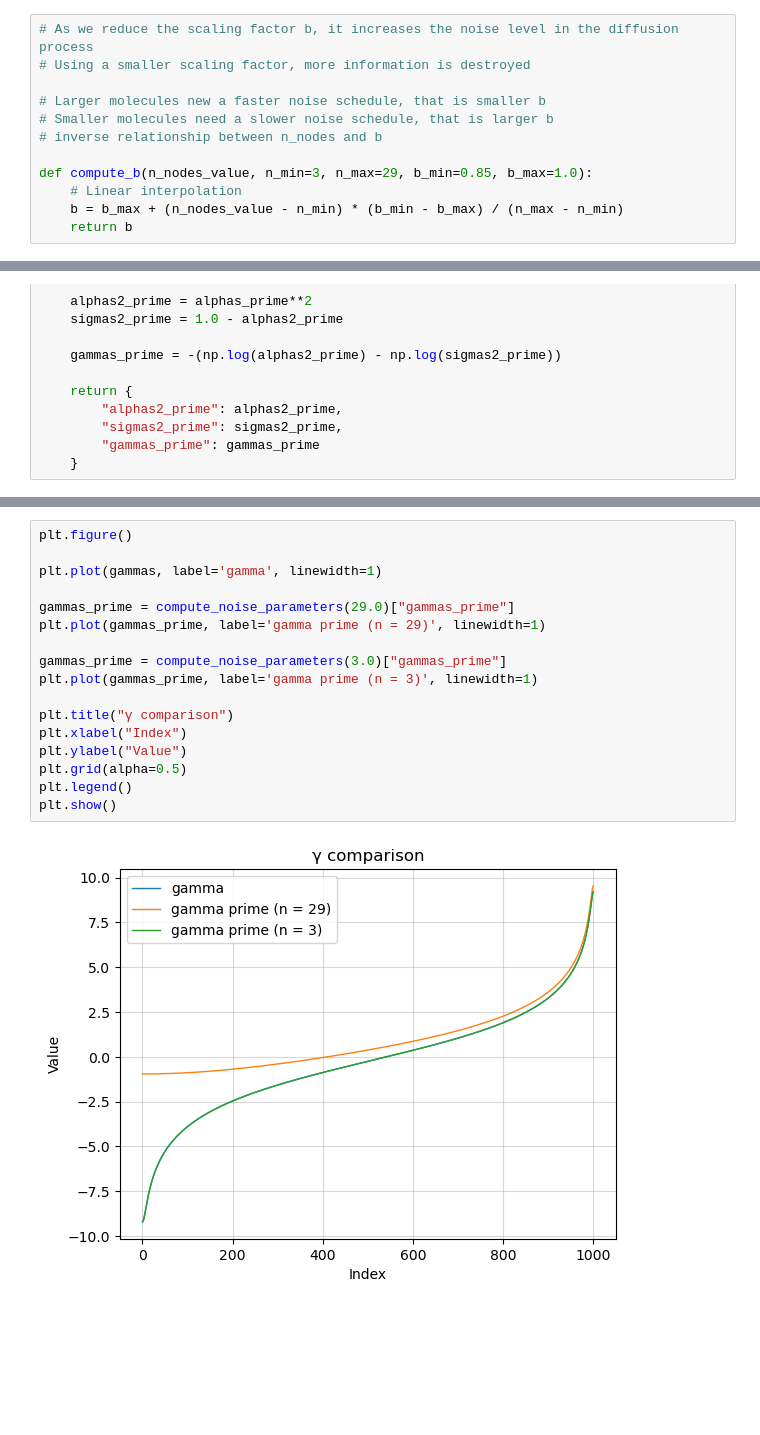
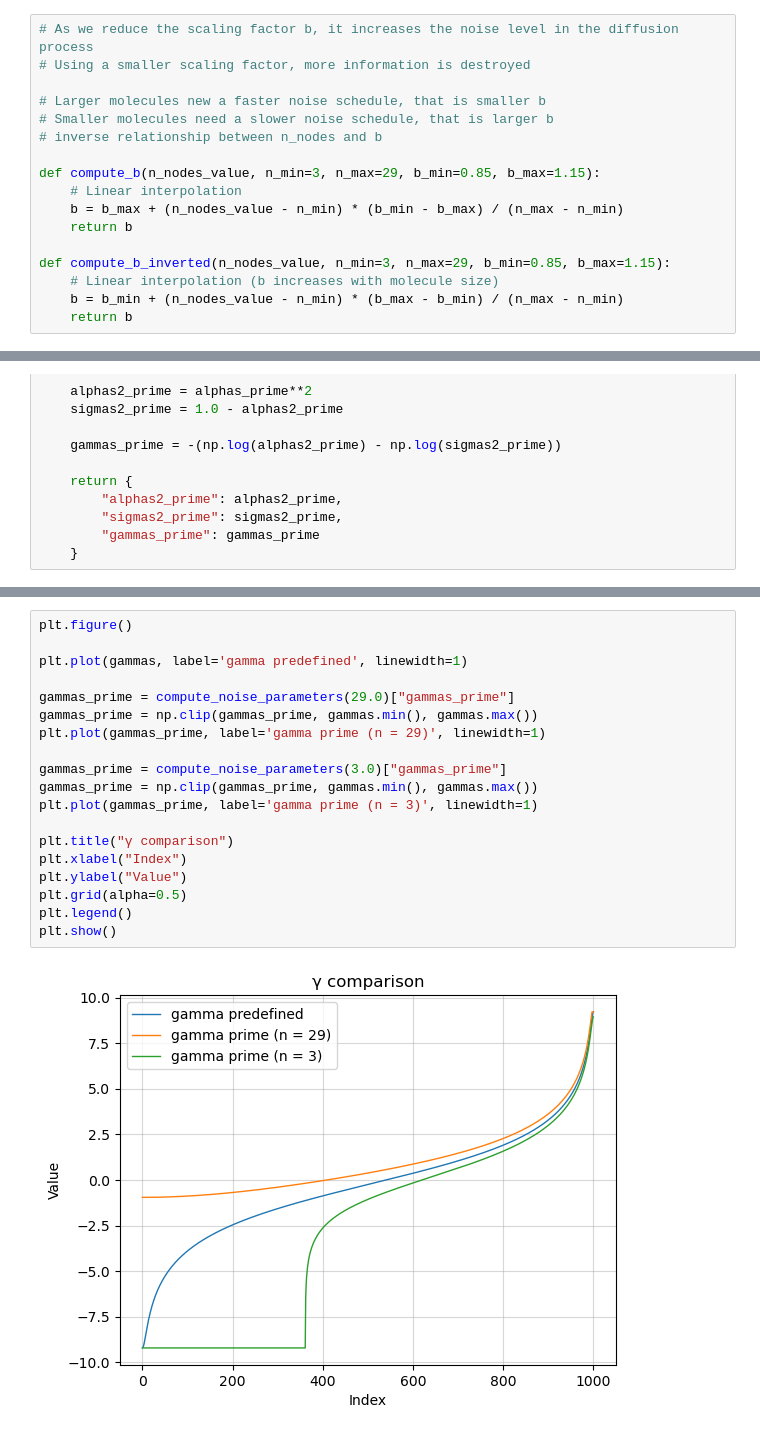
Before and after one commit to thelikhit/e3_diffusion_for_molecules, a Jupyter notebook: calculate_gamma_prime.ipynb, the cells around one changed output, grey strips where cells are left out. Saved outputs shown, nothing was run; the diff lists cells and outputs as text; blank space fills up the shorter version.

Commit message:
new scaled logic where alpha_t is scaled and NOT gamma_t. Also inverse scaling according to Chen

```diff
--- a/calculate_gamma_prime.ipynb
+++ b/calculate_gamma_prime.ipynb
@@ -30,7 +30,12 @@ def polynomial_schedule(timesteps: int, s=1e-4, power=3.):
 # Smaller molecules need a slower noise schedule, that is larger b
 # inverse relationship between n_nodes and b
 
-def compute_b(n_nodes_value, n_min=3, n_max=29, b_min=0.85, b_max=1.0):
+def compute_b(n_nodes_value, n_min=3, n_max=29, b_min=0.85, b_max=1.15):
     # Linear interpolation
     b = b_max + (n_nodes_value - n_min) * (b_min - b_max) / (n_max - n_min)
     return b
+
+def compute_b_inverted(n_nodes_value, n_min=3, n_max=29, b_min=0.85, b_max=1.15):
+    # Linear interpolation (b increases with molecule size)
+    b = b_min + (n_nodes_value - n_min) * (b_max - b_min) / (n_max - n_min)
+    return b
@@ -92,19 +113,21 @@ plt.show()
 # %%
 plt.figure()
 
-plt.plot(gammas, label='gamma', linewidth=1)
+plt.plot(gammas, label='gamma predefined', linewidth=1)
 
 gammas_prime = compute_noise_parameters(29.0)["gammas_prime"]
+gammas_prime = np.clip(gammas_prime, gammas.min(), gammas.max())
 plt.plot(gammas_prime, label='gamma prime (n = 29)', linewidth=1)
 
 gammas_prime = compute_noise_parameters(3.0)["gammas_prime"]
+gammas_prime = np.clip(gammas_prime, gammas.min(), gammas.max())
 plt.plot(gammas_prime, label='gamma prime (n = 3)', linewidth=1)
 
 plt.title("γ comparison")
 plt.xlabel("Index")
 plt.ylabel("Value")
 plt.grid(alpha=0.5)
 plt.legend()
 plt.show()
 # %% [output]
-[figure, old version]
+[figure, new version]
```
Also changed, not shown: parts of 4 cells of this notebook, 1 other file.
